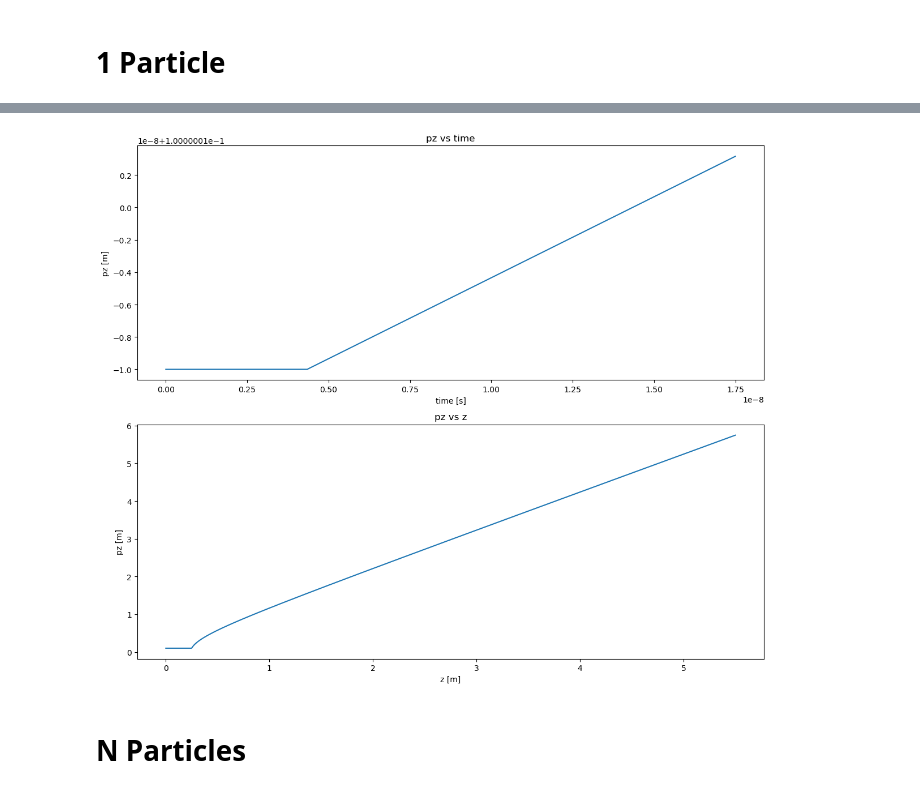
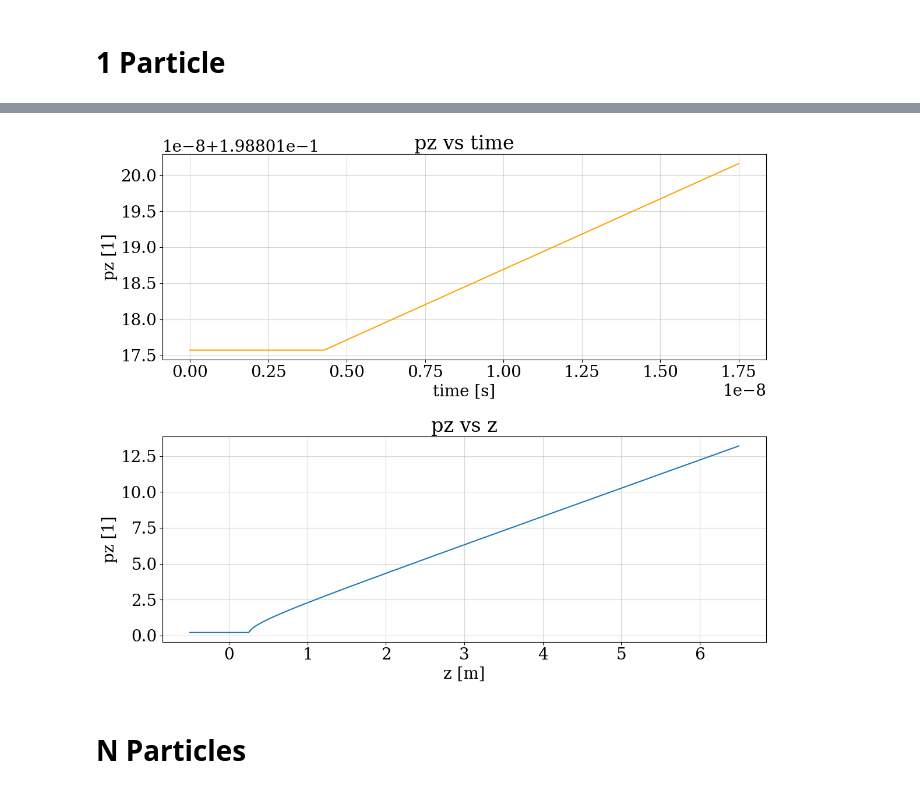
Before and after one commit to alexanderwischmann/FS26-semester-project, a Jupyter notebook: python/analytic_solve.ipynb, the cells around one changed output, grey strips where cells are left out. Saved outputs shown, nothing was run; the diff lists cells and outputs as text; code cells hidden in the pictures.

```diff
--- a/python/analytic_solve.ipynb
+++ b/python/analytic_solve.ipynb
@@ -2,6 +2,8 @@
 import numpy as np
 import matplotlib.pyplot as plt
 import scipy
+
+plt.rcParams["font.family"] = "serif"
 # %%
 # PHYSICAl CONSTANTS
 
@@ -72,6 +88,14 @@ def v_SI(p):
     return (p / (gamma(p) * M_E)) * C_SI
 
 
+def p_to_betagamma(p):
+    '''
+    Transform momentum from particle units [MeV/c] to dimensionless beta*gamma unit [1]
+
+    Returns np.array of shape (N_P,1)
+    '''
+
+    return p / M_E
 
 
 def gamma_particles(momentum_particles):
@@ -105,28 +129,30 @@ def p_of_z_1d(z, p_0):
 # %%
 fig, axes = plt.subplots(2, figsize=(12, 10))
 
 t_end = 1.75e-8
 p_0 = MOMENTUM_0[2]
 times = np.linspace(0., t_end, 1000)
 momenta_vs_time = np.array([p_of_t_1d(t, p_0) for t in times])
 
-axes[0].plot(times, momenta_vs_time)
+axes[0].plot(times, p_to_betagamma(momenta_vs_time), color='orange')
 axes[0].set_xlabel('time [s]')
-axes[0].set_ylabel(f'pz [m]')
+axes[0].set_ylabel(f'pz [1]')
 axes[0].set_title(f'pz vs time')
+axes[0].grid()
 
 positions = np.linspace(Z_START, Z_END, 1000)
 momenta_vs_position = np.array([p_of_z_1d(z, p_0) for z in positions])
 
-axes[1].plot(positions, momenta_vs_position)
+axes[1].plot(positions, p_to_betagamma(momenta_vs_position))
 axes[1].set_xlabel('z [m]')
-axes[1].set_ylabel(f'pz [m]')
+axes[1].set_ylabel(f'pz [1]')
 axes[1].set_title(f'pz vs z')
+axes[1].grid()
 
 plt.tight_layout()
 plt.show()
 # %% [output]
-[figure, old version]
+[figure, new version]
 # %% [markdown]
 # N Particles
 # %% [markdown]
```
Also changed, not shown: parts of 3 cells of this notebook.
